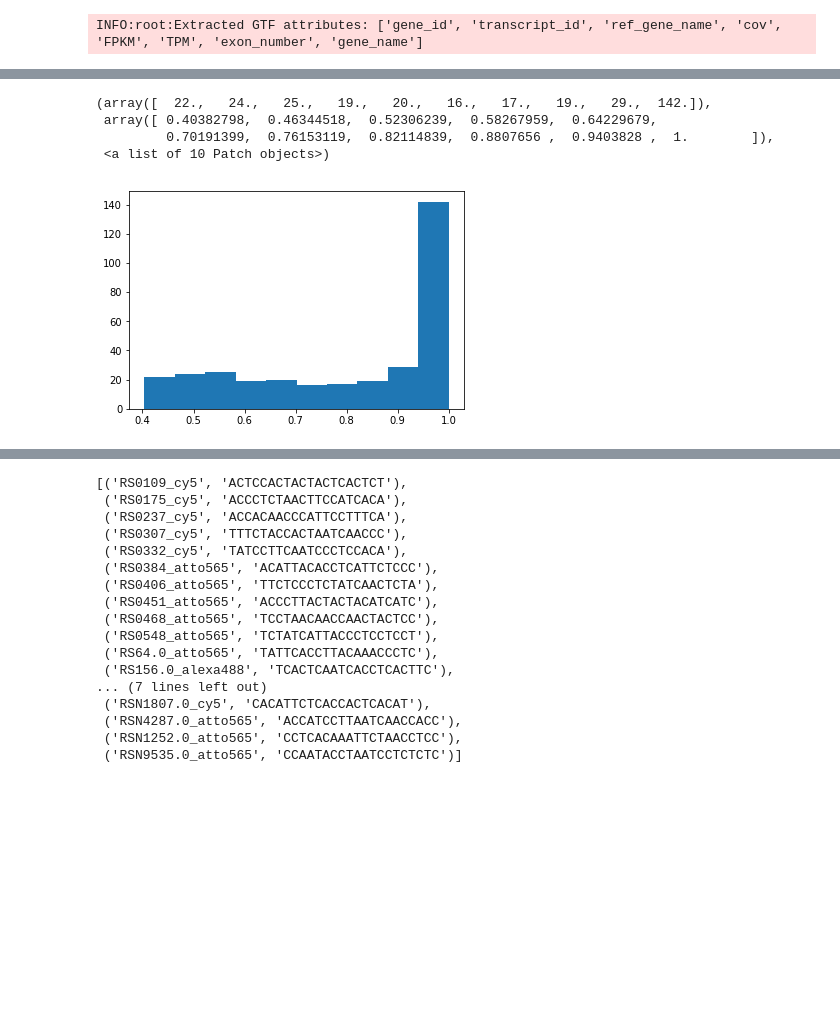
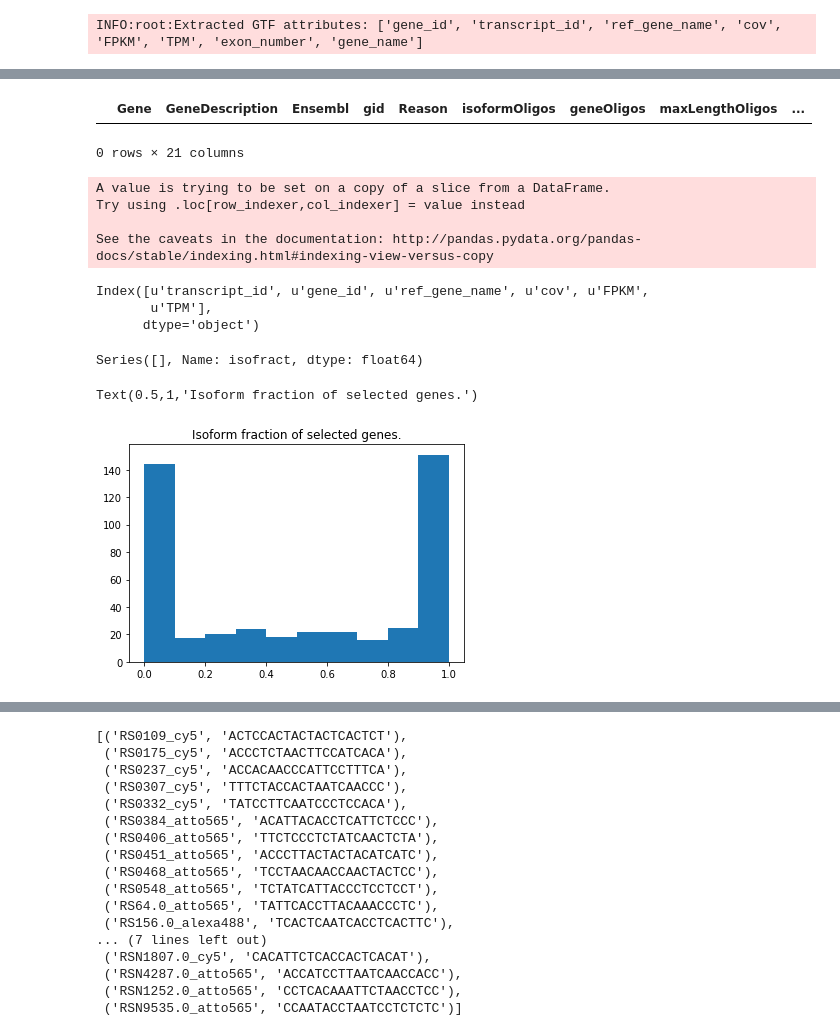
Before and after one commit to wollmanlab/seqfish_design, a Jupyter notebook: ca_celltype_v2/ca_genes_2.0.ipynb, the cells around one changed output, grey strips where cells are left out. Cells and saved outputs as stored; diff of their text form; code cells hidden in the pictures; blank space fills up the shorter version.

```diff
--- a/ca_celltype_v2/ca_genes_2.0.ipynb
+++ b/ca_celltype_v2/ca_genes_2.0.ipynb
@@ -149,11 +68,52 @@ def select_best_isoform(isodf, columns = {'length': 'l',
         return isodf.iloc[0]
     else:
         return isodf.iloc[:3].sort_values('lrank').iloc[0]
-# %%
-plt.hist(catable.tid_fract[~np.isnan(catable.tid_fract)])
-# %% [output]
-(array([  22.,   24.,   25.,   19.,   20.,   16.,   17.,   19.,   29.,  142.]),
- array([ 0.40382798,  0.46344518,  0.52306239,  0.58267959,  0.64229679,
-         0.70191399,  0.76153119,  0.82114839,  0.8807656 ,  0.9403828 ,  1.        ]),
- <a list of 10 Patch objects>)
-[figure, removed]
+# %%
+catable = pd.read_csv('/home/rfor10/repos/seqfish_design/ca_celltype_v2/calcium_gene_table.csv')
+# %% [output]
+|  | Gene | GeneDescription | Ensembl | gid | Reason | isoformOligos | geneOligos | maxLengthOligos | ... |
+0 rows × 21 columns
+# %%
+# Quality control that the gene name of transcripts is the
+# same since they were entered manually.
+catable = pd.read_csv('/home/rfor10/repos/seqfish_design/ca_celltype_v2/calcium_gene_table.csv')
+catable['tid'] = [i.split('.')[0] for i in catable['TranscriptId']]
+catable['best_tid'] = None
+catable['tid_fract'] = np.nan
+c = 0
+not_expressed = []
+mixed_expression = []
+for idx, row in catable.iterrows():
+    tdf = stringtie_counts[stringtie_counts['gene_id']==row.Ensembl]
+    tdf['l'] = [biomart[biomart['tid']==i]['length'].values[0] for i in tdf['transcript_id']]
+    for tidx, row in tdf.iterrows():
+        tdf.at[tidx, 'isofract'] = row.FPKM/tdf.FPKM.sum()
+    #print(tdf[['FPKM', 'l']])
+    best_iso = select_best_isoform(tdf)
+    if np.isnan(best_iso.isofract):
+        catable.at[idx, 'best_tid'] = best_iso.transcript_id
+        catable.at[idx, 'isofract'] = 0
+    else:
+        catable.at[idx, 'best_tid'] = best_iso.transcript_id
+        catable.at[idx, 'isofract'] = best_iso.isofract
+# %% [output]
+A value is trying to be set on a copy of a slice from a DataFrame.
+Try using .loc[row_indexer,col_indexer] = value instead
+
+See the caveats in the documentation: http://pandas.pydata.org/pandas-docs/stable/indexing.html#indexing-view-versus-copy
+# %%
+stringtie_counts.columns
+# %% [output]
+Index([u'transcript_id', u'gene_id', u'ref_gene_name', u'cov', u'FPKM',
+       u'TPM'],
+      dtype='object')
+# %%
+catable.isofract[np.isnan(catable.isofract)]
+# %% [output]
+Series([], Name: isofract, dtype: float64)
+# %%
+plt.hist(catable.isofract)
+plt.title('Isoform fraction of selected genes.')
+# %% [output]
+Text(0.5,1,'Isoform fraction of selected genes.')
+[figure, added]
```
Also changed, not shown: parts of 23 cells of this notebook.
